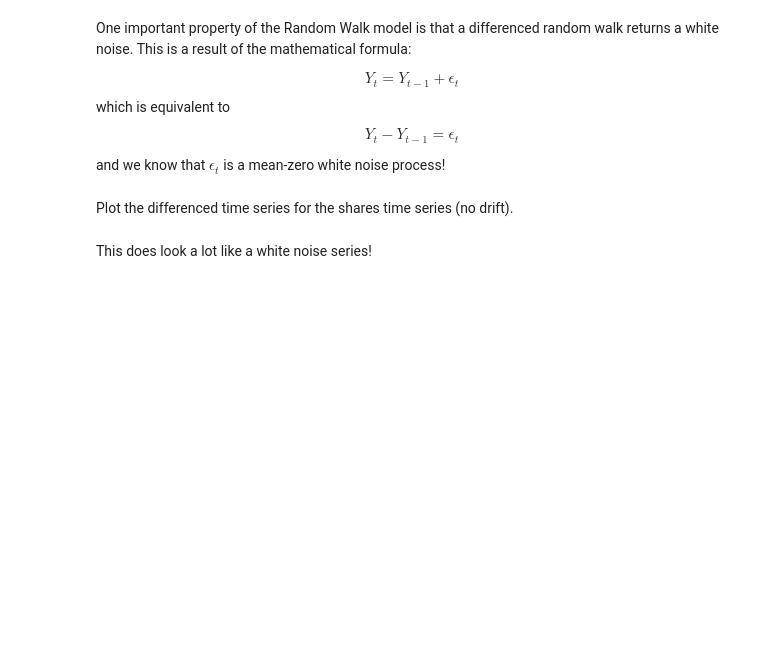
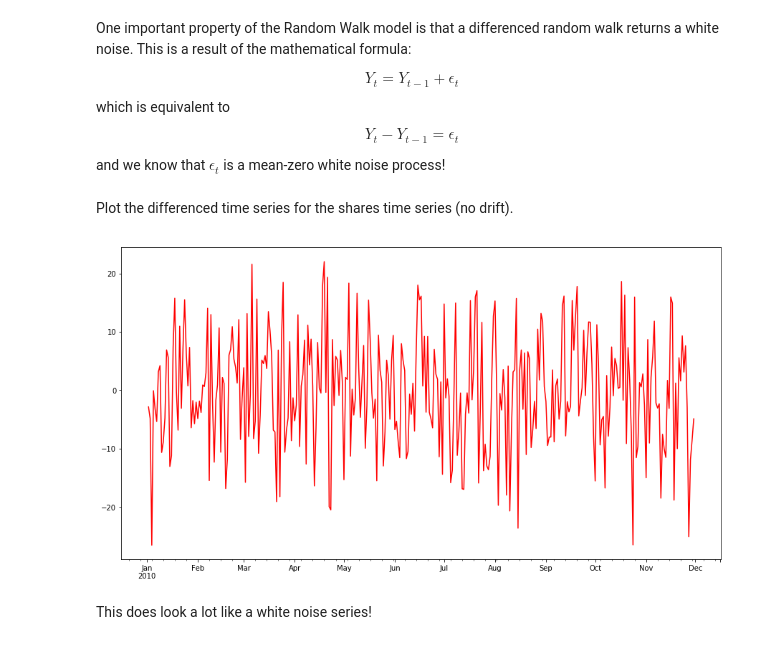
Before and after one commit to MissAle17/dsc-3-26-03-basic-time-series-models-lab-online-ds-sp-000, a Jupyter notebook: index.ipynb, the cells around one changed output. Drawn from its saved outputs; the diff is of its cells as text; code cells hidden in the pictures; blank space fills up the shorter version.

```diff
--- a/index.ipynb
+++ b/index.ipynb
@@ -170,3 +204,13 @@ Plot the differenced time series for the shares time series (no drift).
+# %%
+# your code here
+shares_diff = share_prices.diff(periods=1)
+
+ax3 = shares_diff.plot(figsize=(15,8), color = 'red')
+ax3.set_xlabel = "Date"
+ax3.set_ylabel = "Stock Price"
+plt.show()
+# %% [output]
+[figure, added]
 # %% [markdown]
 This does look a lot like a white noise series!
 # %% [markdown]
```
Also changed, not shown: parts of 11 cells of this notebook.
